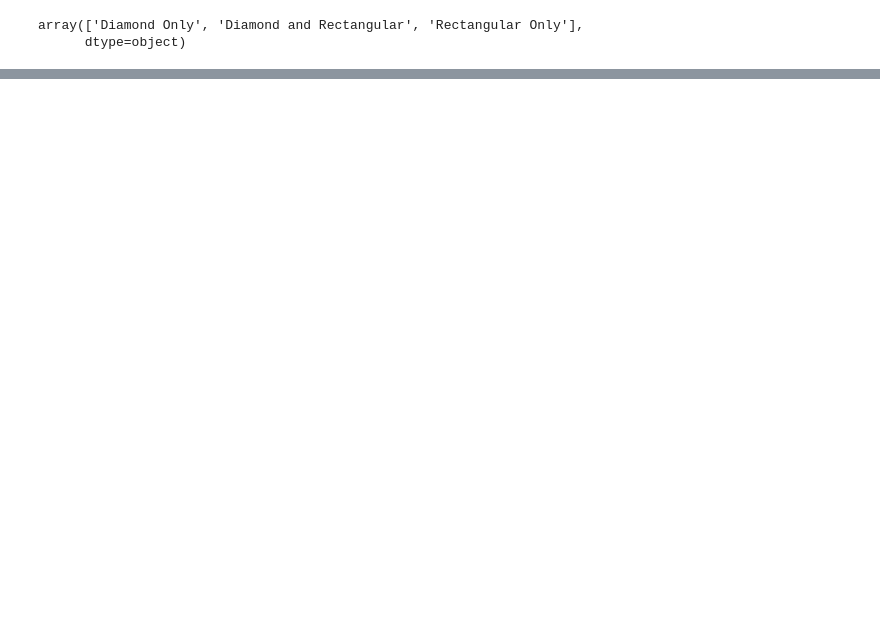
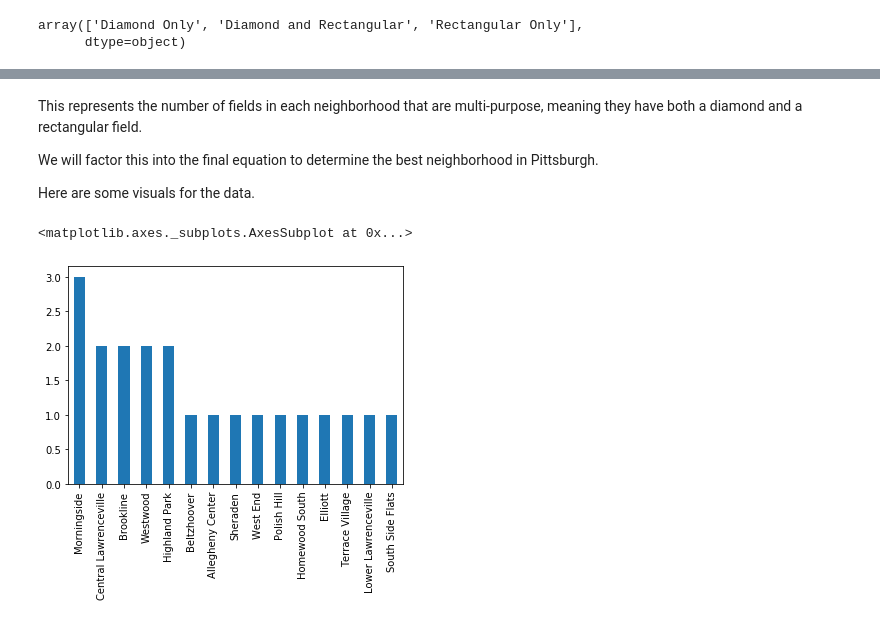
Before and after one commit to scs128/cmpinf-final-project, a Jupyter notebook: final-project.ipynb, the cells around one changed output, grey strips where cells are left out. Cells and saved outputs as stored; diff of their text form; code cells hidden in the pictures; blank space fills up the shorter version.

Commit message:
Added picture and created additional data sets

```diff
--- a/final-project.ipynb
+++ b/final-project.ipynb
@@ -117,0 +126,4 @@ So, how are we going to take these factors into account.
+# %%
+both_options = playing_fields["field_usage"] == "Diamond and Rectangular"
+multi_purpose = playing_fields[both_options]
+multi_purpose["neighborhood"].value_counts()
@@ -117,0 +147,11 @@ So, how are we going to take these factors into account.
+# %% [markdown]
+This represents the number of fields in each neighborhood that are multi-purpose, meaning they have both a diamond and a rectangular field.
+
+We will factor this into the final equation to determine the best neighborhood in Pittsburgh.
+
+Here are some visuals for the data.
+# %%
+multi_purpose["neighborhood"].value_counts().plot(kind="bar")
+# %% [output]
+<matplotlib.axes._subplots.AxesSubplot at 0x...>
+[figure, added]
```
Also changed, not shown: parts of 13 cells of this notebook.
